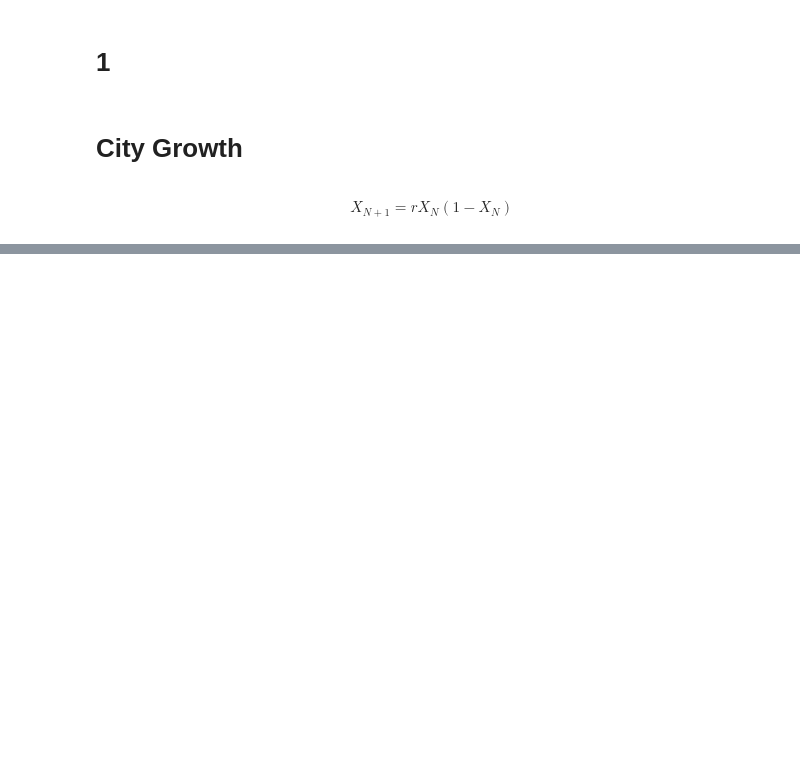
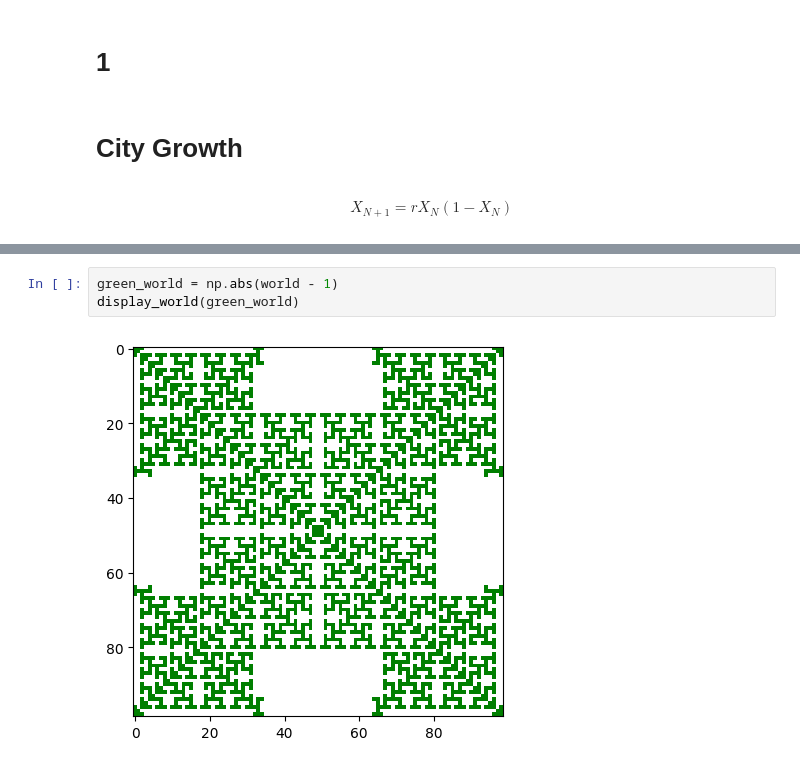
Before and after one commit to trevor-webster/2024Fall-MOCS, a Jupyter notebook: Assignment2CellularAutomata.ipynb, the cells around one changed output, grey strips where cells are left out. Saved outputs shown, nothing was run; the diff lists cells and outputs as text; blank space fills up the shorter version.

```diff
--- a/Assignment2CellularAutomata.ipynb
+++ b/Assignment2CellularAutomata.ipynb
@@ -95,0 +96,5 @@ display_world(world)
+# %%
+green_world = np.abs(world - 1)
+display_world(green_world)
+# %% [output]
+[figure, added]
```
Also changed, not shown: parts of 2 cells of this notebook, 1 other file.
